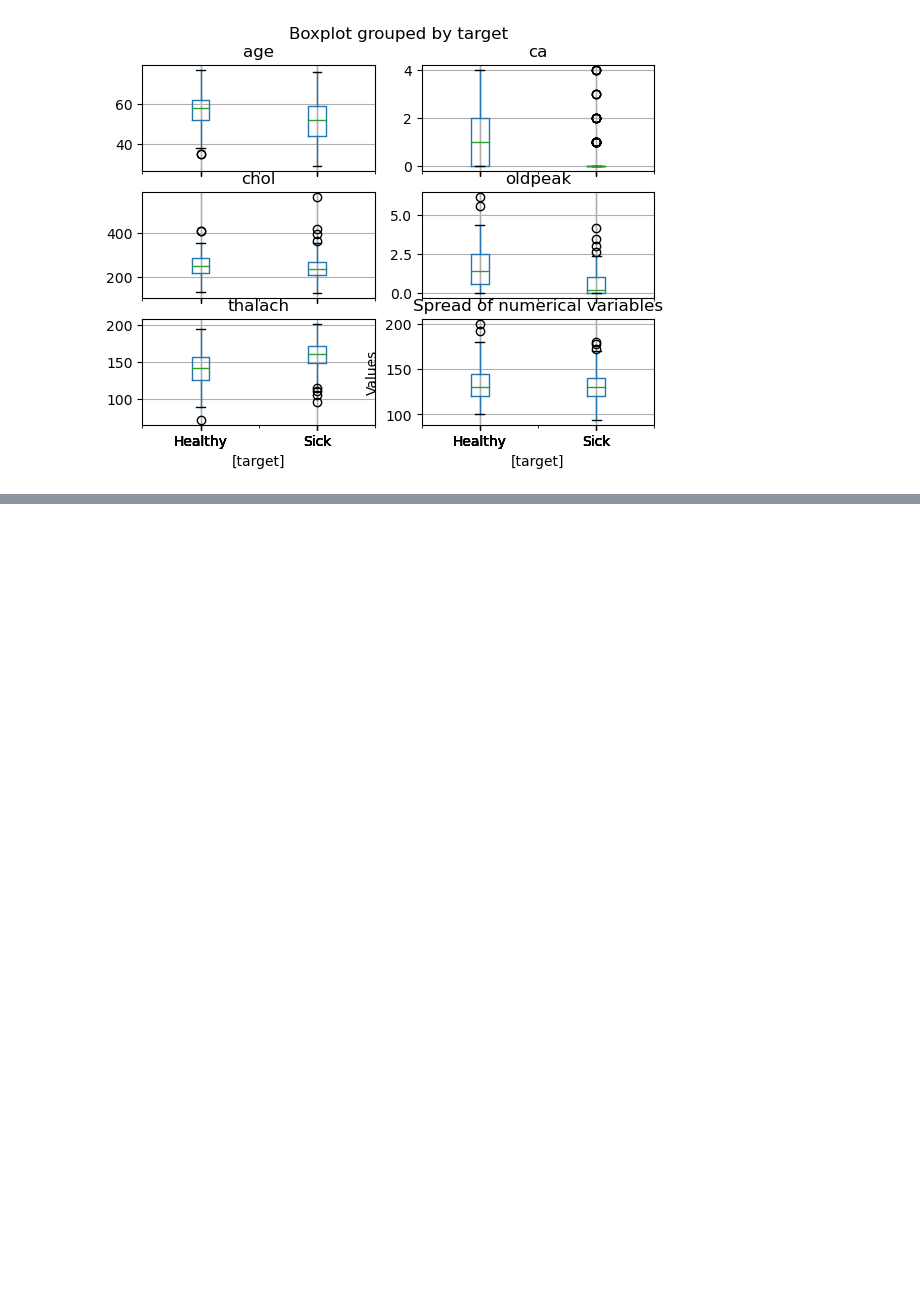
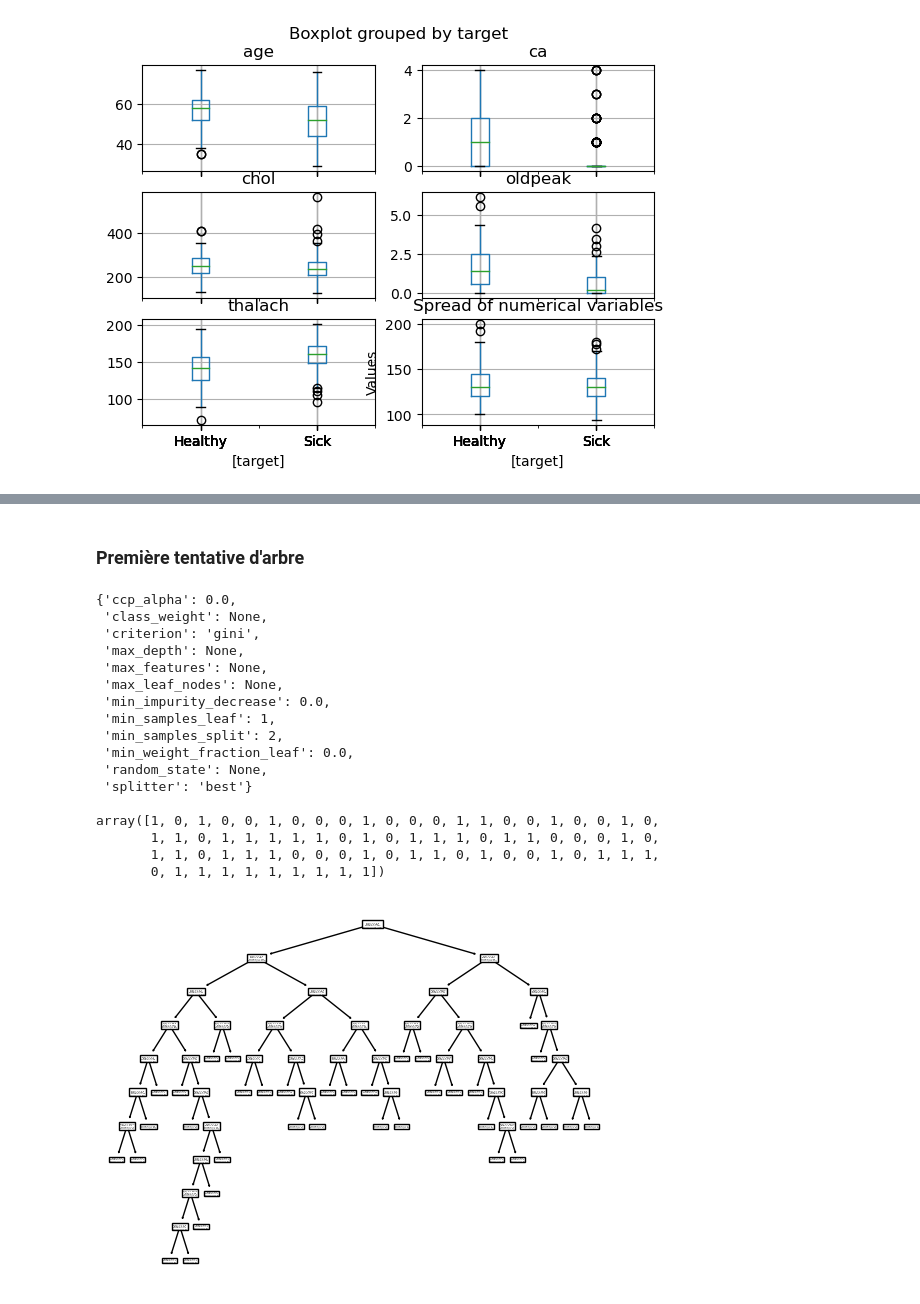
Before and after one commit to Polytech-E2I/data-processing, a Jupyter notebook: Projet2_jpynb/Projet2.ipynb, the cells around one changed output, grey strips where cells are left out. Drawn from its saved outputs; the diff is of its cells as text; code cells hidden in the pictures; blank space fills up the shorter version.

```diff
--- a/Projet2_jpynb/Projet2.ipynb
+++ b/Projet2_jpynb/Projet2.ipynb
@@ -83,0 +153,15 @@ td.displayBoxplot(
+# %%
+from sklearn.model_selection import train_test_split
+
+X = data.loc[:, data.columns!=predict_column]
+Y = data[predict_column]
+
+X_train, X_test, Y_train, Y_test = train_test_split(X, Y)
+
+print(X_train.describe())
+print()
+print(X_test.describe())
+print()
+print(Y_train.describe())
+print()
+print(Y_test.describe())
@@ -83,0 +186,34 @@ td.displayBoxplot(
+# %% [markdown]
+### Première tentative d'arbre
+# %%
+from sklearn.tree import DecisionTreeClassifier, plot_tree
+
+dtc = DecisionTreeClassifier()
+dtc = dtc.fit(X_train, Y_train)
+
+pprint(dtc.get_params())
+print()
+
+plot_tree(dtc)
+
+predict = dtc.predict(X_test)
+pprint(predict)
+# %% [output]
+{'ccp_alpha': 0.0,
+ 'class_weight': None,
+ 'criterion': 'gini',
+ 'max_depth': None,
+ 'max_features': None,
+ 'max_leaf_nodes': None,
+ 'min_impurity_decrease': 0.0,
+ 'min_samples_leaf': 1,
+ 'min_samples_split': 2,
+ 'min_weight_fraction_leaf': 0.0,
+ 'random_state': None,
+ 'splitter': 'best'}
+
+array([1, 0, 1, 0, 0, 1, 0, 0, 0, 1, 0, 0, 0, 1, 1, 0, 0, 1, 0, 0, 1, 0,
+       1, 1, 0, 1, 1, 1, 1, 1, 0, 1, 0, 1, 1, 1, 0, 1, 1, 0, 0, 0, 1, 0,
+       1, 1, 0, 1, 1, 1, 0, 0, 0, 1, 0, 1, 1, 0, 1, 0, 0, 1, 0, 1, 1, 1,
+       0, 1, 1, 1, 1, 1, 1, 1, 1, 1])
+[figure, added]
```
Also changed, not shown: parts of 21 cells of this notebook, 2 other files.
